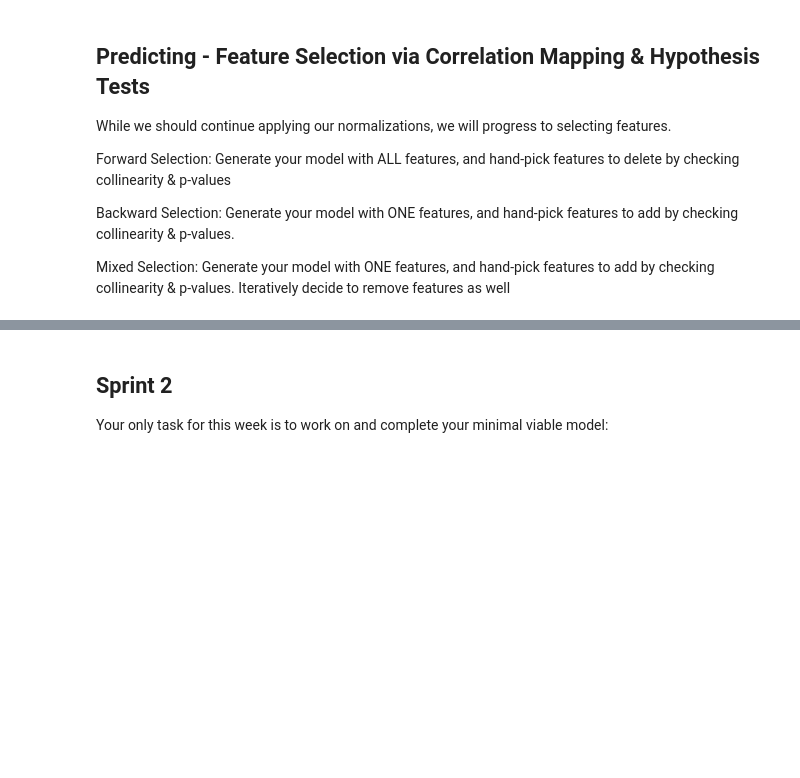
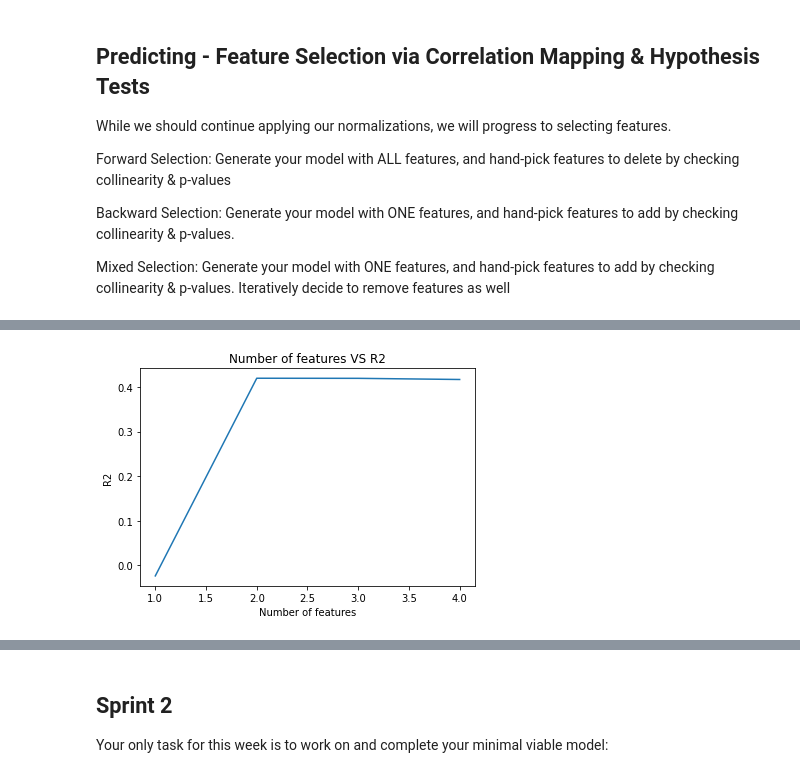
Before and after one commit to The-Knowledge-House/DS_22, a Jupyter notebook: phase_3/week_3/4_3/sprint2_notes.ipynb, the cells around one changed output, grey strips where cells are left out. Saved outputs shown, nothing was run; the diff lists cells and outputs as text; code cells hidden in the pictures; blank space fills up the shorter version.

```diff
--- a/phase_3/week_3/4_3/sprint2_notes.ipynb
+++ b/phase_3/week_3/4_3/sprint2_notes.ipynb
@@ -236,0 +304,41 @@ Mixed Selection: Generate your model with ONE features, and hand-pick features t
+# %%
+X = fbdf_clean_log[["paid", "likes"]]
+y = fbdf_clean_log["interactions"]
+
+X_train, X_test, y_train, y_test = train_test_split(X, y, test_size=0.20, random_state=42)
+
+reg = LinearRegression()
+reg.fit(X_train, y_train)
+
+r2 = reg.score(X_test, y_test)
+r2_vals.append(r2)
+# %%
+X = fbdf_clean_log[["paid", "likes", "tot_impressions_from_like"]]
+y = fbdf_clean_log["interactions"]
+
+X_train, X_test, y_train, y_test = train_test_split(X, y, test_size=0.20, random_state=42)
+
+reg = LinearRegression()
+reg.fit(X_train, y_train)
+
+r2 = reg.score(X_test, y_test)
+r2_vals.append(r2)
+# %%
+X = fbdf_clean_log[["paid", "likes", "tot_impressions_from_like", "tot_engage_from_like"]]
+y = fbdf_clean_log["interactions"]
+
+X_train, X_test, y_train, y_test = train_test_split(X, y, test_size=0.20, random_state=42)
+
+reg = LinearRegression()
+reg.fit(X_train, y_train)
+
+r2 = reg.score(X_test, y_test)
+r2_vals.append(r2)
+# %%
+plt.plot([1, 2, 3, 4], r2_vals)
+plt.xlabel('Number of features')
+plt.ylabel('R2')
+plt.title("Number of features VS R2")
+plt.show()
+# %% [output]
+[figure, added]
```
Also changed, not shown: parts of 33 cells of this notebook, 1 other file.
